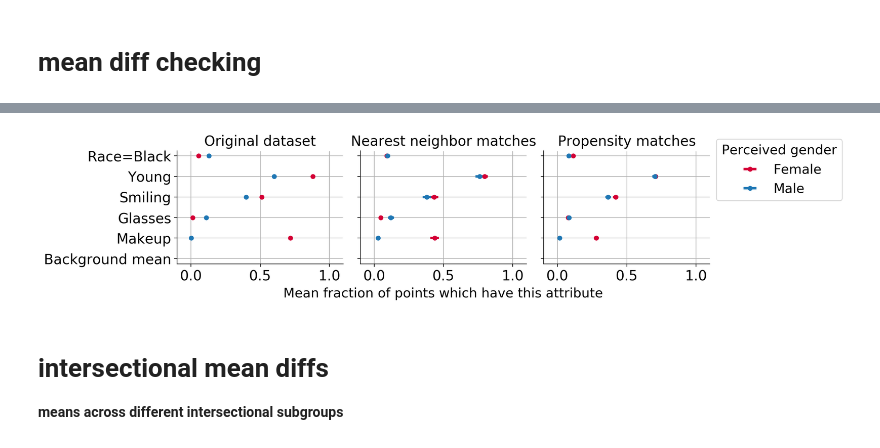
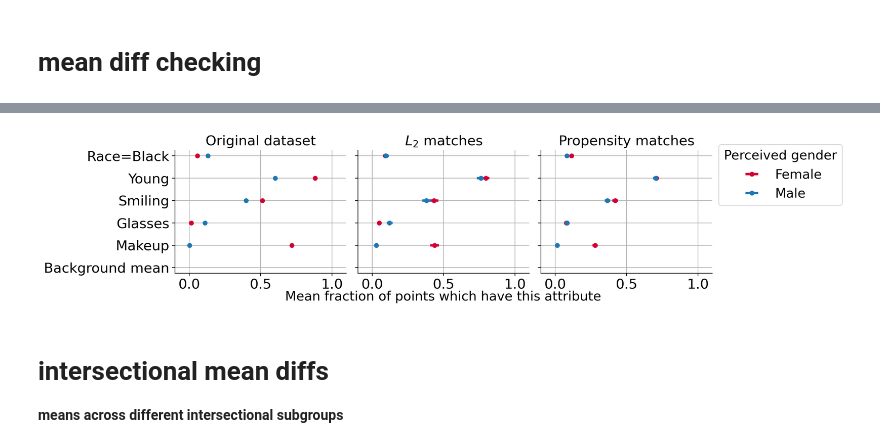
Before and after one commit to csinva/matching-with-gans, a Jupyter notebook: matching_benchmarking/07_propensity_matching.ipynb, the cells around one changed output, grey strips where cells are left out. Cells and saved outputs as stored; diff of their text form; code cells hidden in the pictures.

```diff
--- a/matching_benchmarking/07_propensity_matching.ipynb
+++ b/matching_benchmarking/07_propensity_matching.ipynb
@@ -88,20 +94,20 @@ plt.show()
 # %%
 # plot propensity results next to the nearest neighbor matching results
 NUM_MATCHES = 500
 nearest_neighbor_matches_file = oj(DIR_PROCESSED, 'matches_gender_num=1200_facerecthresh=0.6.pkl')
 df_matched_one_to_one, _ = matching.matches_to_df(pd.read_pickle(nearest_neighbor_matches_file), df, 'gender')
 ds = [df, df_matched_one_to_one[:NUM_MATCHES], df_matched]
 ks = [ #'yaw', 'pitch', 'roll',
          'Race=Black', 'young', 'smiling',
           'eyeglasses', 'makeup', 'gender', 'background_mean',
           ][::-1] #, 'background_mean']
 viz.plot_subgroup_mean_diffs(ds, ks, k_group,
                              figsize=(14, 3),
-                             titles=['Original dataset', 'Nearest neighbor matches', 'Propensity matches'])
+                             titles=['Original dataset', '$L_2$ matches', 'Propensity matches'])
 util.savefig('means_matching_full')
 plt.show()
 # %% [output]
-[figure, old version]
+[figure, new version]
 # %% [markdown]
 # intersectional mean diffs
 **means across different intersectional subgroups**
```
Also changed, not shown: parts of 5 cells of this notebook, 4 other files.
